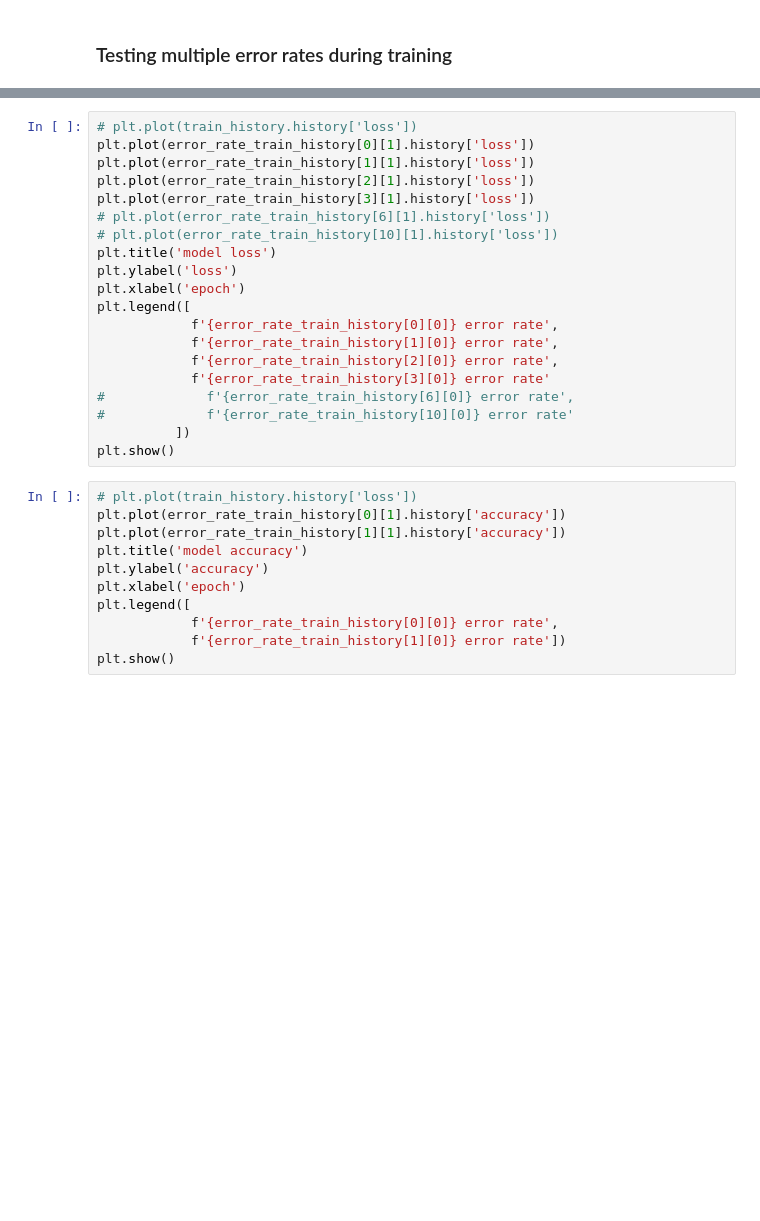
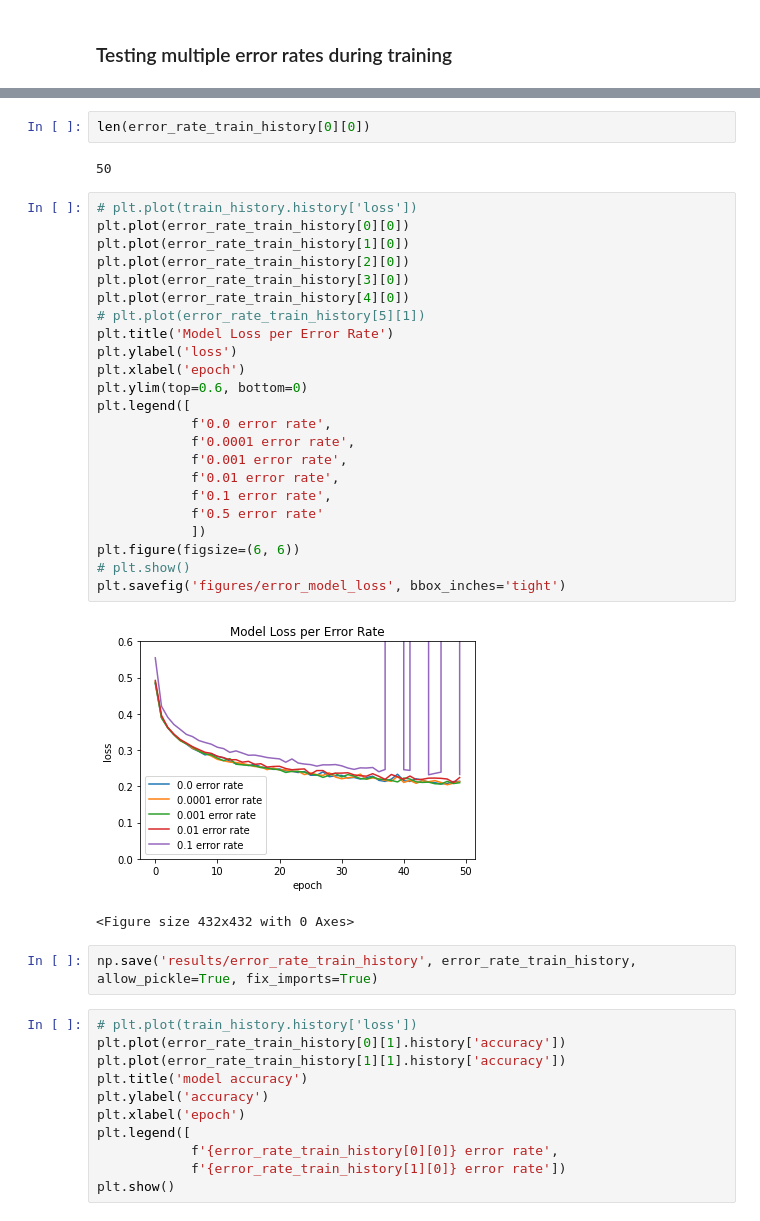
Before and after one commit to dPhanekham/tf2_error_injection, a Jupyter notebook: iris_inject_errors/mnist_fashion_fault_injection.ipynb, the cells around one changed output, grey strips where cells are left out. Cells and saved outputs as stored; diff of their text form; blank space fills up the shorter version.

```diff
--- a/iris_inject_errors/mnist_fashion_fault_injection.ipynb
+++ b/iris_inject_errors/mnist_fashion_fault_injection.ipynb
@@ -183,23 +276,35 @@ plt.show()
+# %%
+len(error_rate_train_history[0][0])
+# %% [output]
+50
 # %%
 # plt.plot(train_history.history['loss'])
-plt.plot(error_rate_train_history[0][1].history['loss'])
-plt.plot(error_rate_train_history[1][1].history['loss'])
-plt.plot(error_rate_train_history[2][1].history['loss'])
-plt.plot(error_rate_train_history[3][1].history['loss'])
-# plt.plot(error_rate_train_history[6][1].history['loss'])
-# plt.plot(error_rate_train_history[10][1].history['loss'])
-plt.title('model loss')
+plt.plot(error_rate_train_history[0][0])
+plt.plot(error_rate_train_history[1][0])
+plt.plot(error_rate_train_history[2][0])
+plt.plot(error_rate_train_history[3][0])
+plt.plot(error_rate_train_history[4][0])
+# plt.plot(error_rate_train_history[5][1])
+plt.title('Model Loss per Error Rate')
 plt.ylabel('loss')
 plt.xlabel('epoch')
+plt.ylim(top=0.6, bottom=0)
 plt.legend([
-            f'{error_rate_train_history[0][0]} error rate',
-            f'{error_rate_train_history[1][0]} error rate',
-            f'{error_rate_train_history[2][0]} error rate',
-            f'{error_rate_train_history[3][0]} error rate'
-#             f'{error_rate_train_history[6][0]} error rate',
-#             f'{error_rate_train_history[10][0]} error rate'
-          ])
-plt.show()
+            f'0.0 error rate',
+            f'0.0001 error rate',
+            f'0.001 error rate',
+            f'0.01 error rate',
+            f'0.1 error rate',
+            f'0.5 error rate'
+            ])
+plt.figure(figsize=(6, 6))
+# plt.show()
+plt.savefig('figures/error_model_loss', bbox_inches='tight')
+# %% [output]
+[figure, added]
+<Figure size 432x432 with 0 Axes>
+# %%
+np.save('results/error_rate_train_history', error_rate_train_history, allow_pickle=True, fix_imports=True)
 # %%
 # plt.plot(train_history.history['loss'])
 plt.plot(error_rate_train_history[0][1].history['accuracy'])
```
Also changed, not shown: parts of 15 cells of this notebook, 5 other files.
